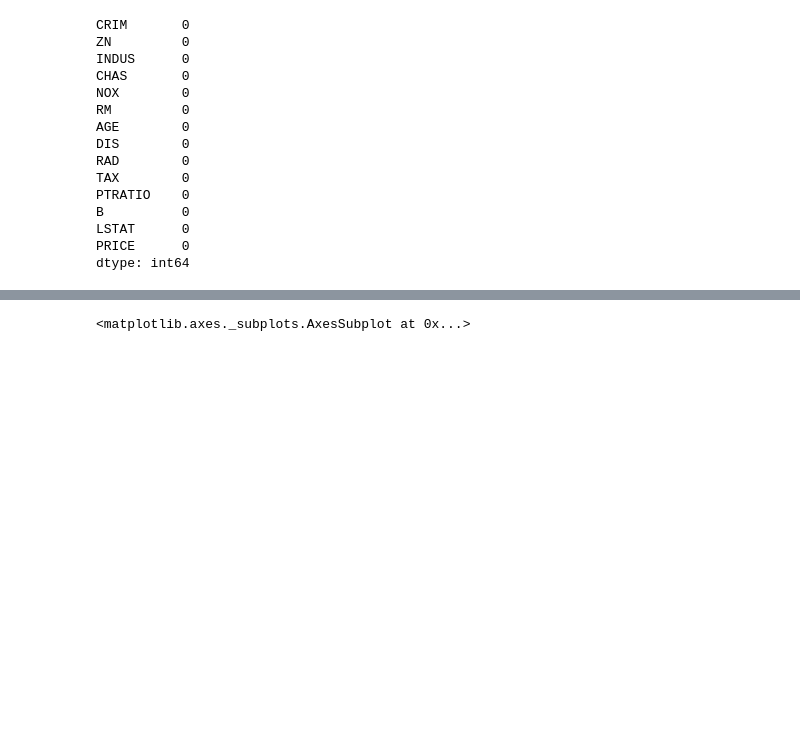
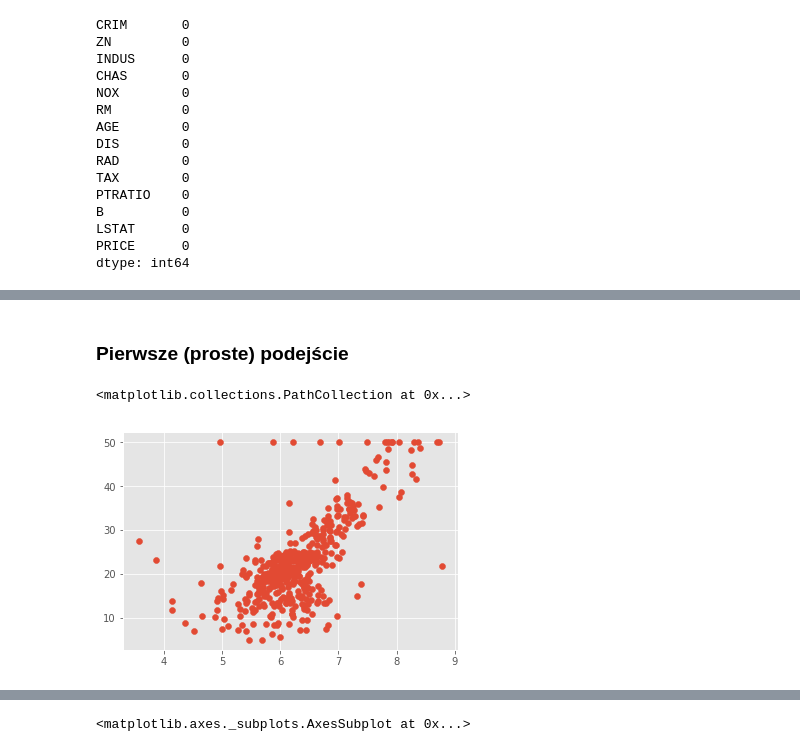
Before and after one commit to pfilo8/Dni-Matematyki-2018---Warsztaty-Gauss, a Jupyter notebook: Boston.ipynb, the cells around one changed output, grey strips where cells are left out. Cells and saved outputs as stored; diff of their text form; code cells hidden in the pictures; blank space fills up the shorter version.

```diff
--- a/Boston.ipynb
+++ b/Boston.ipynb
@@ -157,0 +193,10 @@ dtype: int64
+# %% [markdown]
+### Pierwsze (proste) podejście
+# %%
+X = bos['RM'].values.reshape(-1,1)
+Y = bos['PRICE'].values
+
+plt.scatter(bos['RM'],bos['PRICE'])
+# %% [output]
+<matplotlib.collections.PathCollection at 0x...>
+[figure, added]
```
Also changed, not shown: parts of 44 cells of this notebook, 7 other files.
